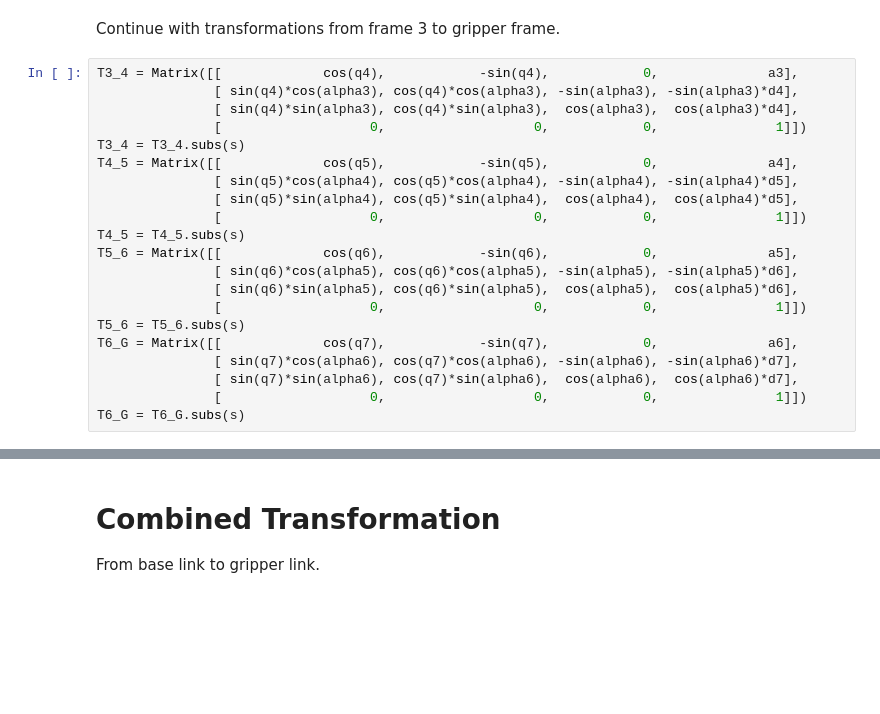
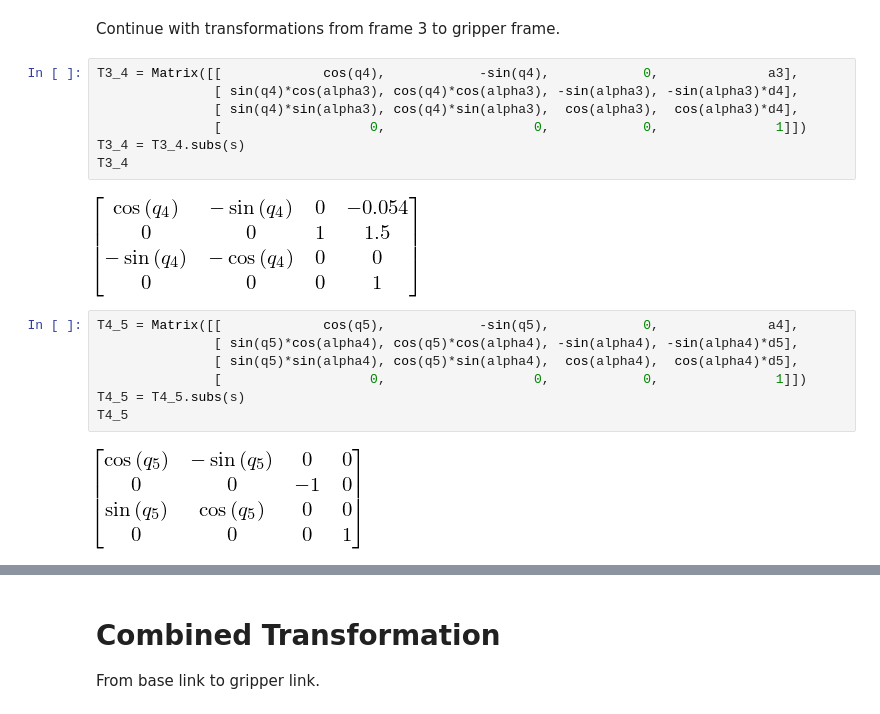
Before and after one commit to S2H-Mobile/RoboND-Kinematics-Project, a Jupyter notebook: kinematics_test.ipynb, the cells around one changed output, grey strips where cells are left out. Drawn from its saved outputs; the diff is of its cells as text; blank space fills up the shorter version.

```diff
--- a/kinematics_test.ipynb
+++ b/kinematics_test.ipynb
@@ -69,24 +82,21 @@ R3_0.evalf(subs={q1: 0, q2: 0, q3: 0})
 [figure]
 # %% [markdown]
 Continue with transformations from frame 3 to gripper frame.
-# %%
-T3_4 = Matrix([[             cos(q4),            -sin(q4),            0,              a3],
-               [ sin(q4)*cos(alpha3), cos(q4)*cos(alpha3), -sin(alpha3), -sin(alpha3)*d4],
-               [ sin(q4)*sin(alpha3), cos(q4)*sin(alpha3),  cos(alpha3),  cos(alpha3)*d4],
-               [                   0,                   0,            0,               1]])
-T3_4 = T3_4.subs(s)
-T4_5 = Matrix([[             cos(q5),            -sin(q5),            0,              a4],
-               [ sin(q5)*cos(alpha4), cos(q5)*cos(alpha4), -sin(alpha4), -sin(alpha4)*d5],
-               [ sin(q5)*sin(alpha4), cos(q5)*sin(alpha4),  cos(alpha4),  cos(alpha4)*d5],
-               [                   0,                   0,            0,               1]])
-T4_5 = T4_5.subs(s)
-T5_6 = Matrix([[             cos(q6),            -sin(q6),            0,              a5],
-               [ sin(q6)*cos(alpha5), cos(q6)*cos(alpha5), -sin(alpha5), -sin(alpha5)*d6],
-               [ sin(q6)*sin(alpha5), cos(q6)*sin(alpha5),  cos(alpha5),  cos(alpha5)*d6],
-               [                   0,                   0,            0,               1]])
-T5_6 = T5_6.subs(s)
-T6_G = Matrix([[             cos(q7),            -sin(q7),            0,              a6],
-               [ sin(q7)*cos(alpha6), cos(q7)*cos(alpha6), -sin(alpha6), -sin(alpha6)*d7],
-               [ sin(q7)*sin(alpha6), cos(q7)*sin(alpha6),  cos(alpha6),  cos(alpha6)*d7],
-               [                   0,                   0,            0,               1]])
-T6_G = T6_G.subs(s)
+# %%
+T3_4 = Matrix([[             cos(q4),            -sin(q4),            0,              a3],
+               [ sin(q4)*cos(alpha3), cos(q4)*cos(alpha3), -sin(alpha3), -sin(alpha3)*d4],
+               [ sin(q4)*sin(alpha3), cos(q4)*sin(alpha3),  cos(alpha3),  cos(alpha3)*d4],
+               [                   0,                   0,            0,               1]])
+T3_4 = T3_4.subs(s)
+T3_4
+# %% [output]
+[figure, added]
+# %%
+T4_5 = Matrix([[             cos(q5),            -sin(q5),            0,              a4],
+               [ sin(q5)*cos(alpha4), cos(q5)*cos(alpha4), -sin(alpha4), -sin(alpha4)*d5],
+               [ sin(q5)*sin(alpha4), cos(q5)*sin(alpha4),  cos(alpha4),  cos(alpha4)*d5],
+               [                   0,                   0,            0,               1]])
+T4_5 = T4_5.subs(s)
+T4_5
+# %% [output]
+[figure, added]
```
Also changed, not shown: parts of 14 cells of this notebook, 12 other files.
